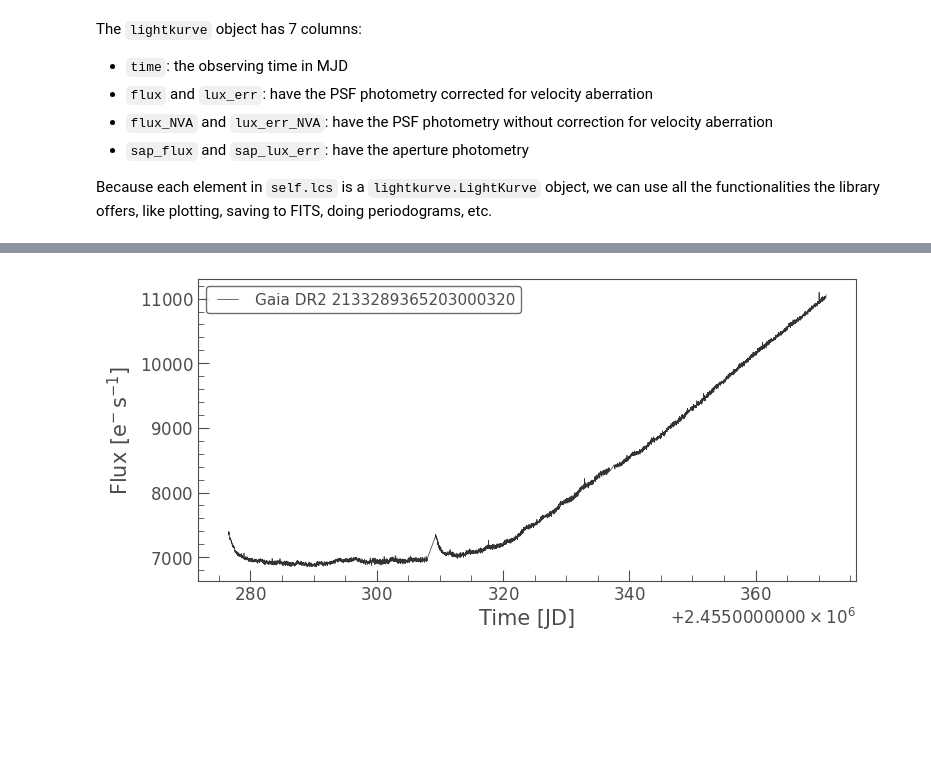
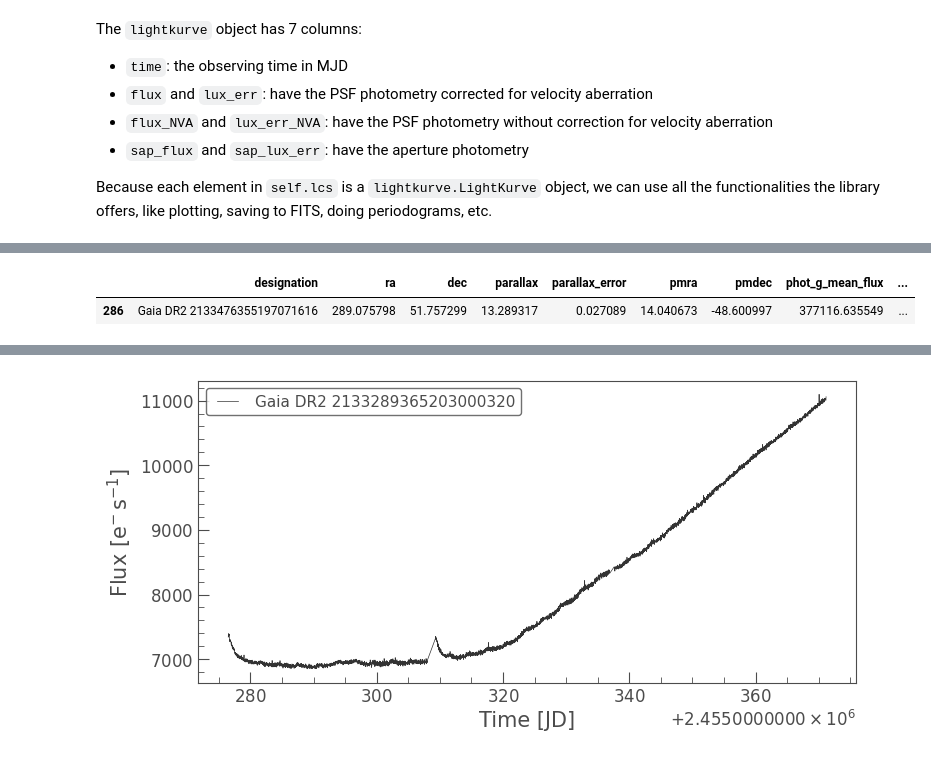
Before and after one commit to SSDataLab/psfmachine, a Jupyter notebook: docs/tutorials/Tutorial_10_TPFs.ipynb, the cells around one changed output, grey strips where cells are left out. Saved outputs shown, nothing was run; the diff lists cells and outputs as text; code cells hidden in the pictures; blank space fills up the shorter version.

```diff
--- a/docs/tutorials/Tutorial_10_TPFs.ipynb
+++ b/docs/tutorials/Tutorial_10_TPFs.ipynb
@@ -108,0 +116,5 @@ offers, like plotting, saving to FITS, doing periodograms, etc.
+# %%
+machine.sources[machine.sources.tpf_id == 12644769]
+# %% [output]
+|  | designation | ra | dec | parallax | parallax_error | pmra | pmdec | phot_g_mean_flux | ... |
+| 286 | Gaia DR2 2133476355197071616 | 289.075798 | 51.757299 | 13.289317 | 0.027089 | 14.040673 | -48.600997 | 377116.635549 | ... |
```
Also changed, not shown: parts of 4 cells of this notebook, 1 other file.
